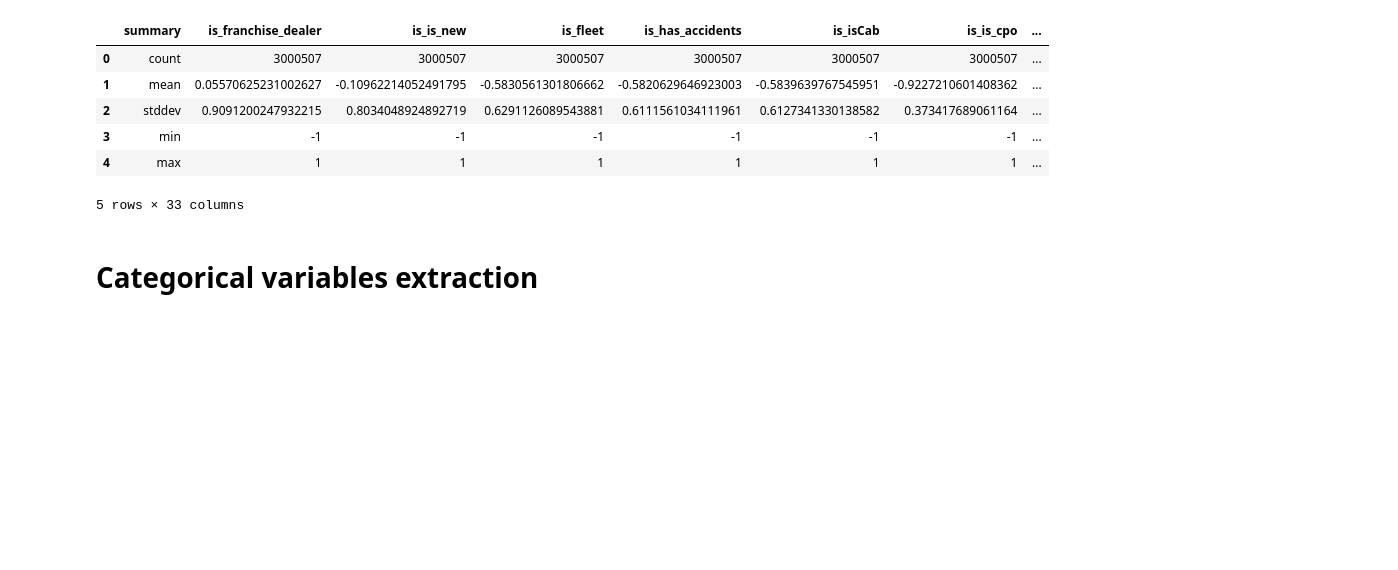
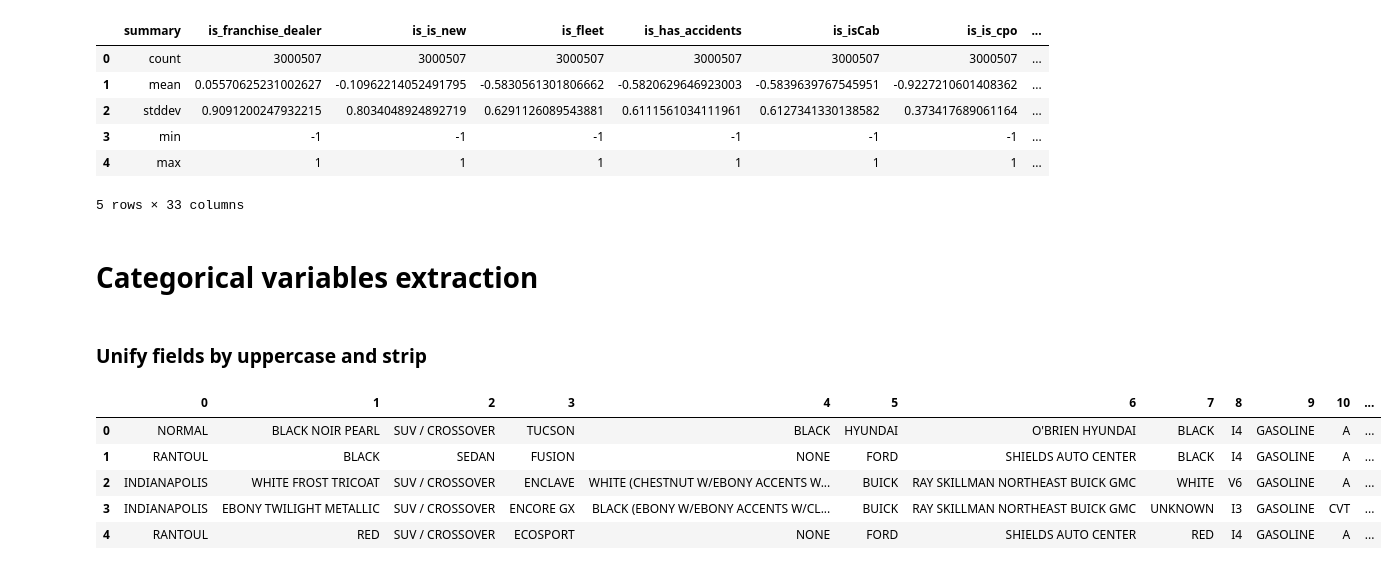
Before and after one commit to DataCrane/cars_spark, a Jupyter notebook: Cars_prices.ipynb, the cells around one changed output. Cells and saved outputs as stored; diff of their text form; code cells hidden in the pictures; blank space fills up the shorter version.

```diff
--- a/Cars_prices.ipynb
+++ b/Cars_prices.ipynb
@@ -822,3 +822,49 @@ descr
 5 rows × 33 columns
 # %% [markdown]
 # Categorical variables extraction
+# %% [markdown]
+### Unify fields by uppercase and strip
+# %%
+cat_list = ['city'
+,'exterior_color'
+,'body_type'
+,'model_name'
+,'interior_color'
+,'make_name'
+,'sp_name'
+,'listing_color'
+,'engine_type'
+,'fuel_type'
+,'transmission'
+,'transmission_display'
+,'trim_name'
+,'wheel_system'
+,'wheel_system_display'
+,'major_options'
+,'franchise_make'
+]
+# %%
+def get_upper(column, df):
+    df = df.withColumn(column, F.upper(F.col(column)))
+
+    return df
+
+def get_trim(column, df):
+    df = df.withColumn(column, F.trim(F.col(column)))
+
+    return df
+# %%
+for c in cat_list:
+
+    parDF = get_upper(c, parDF)
+    parDF = get_trim(c, parDF)
+# %%
+# preview
+pd.DataFrame(parDF.select(cat_list).take(10)).head(5)
+# %% [output]
+|  | 0 | 1 | 2 | 3 | 4 | 5 | 6 | 7 | 8 | 9 | 10 | ... |
+| 0 | NORMAL | BLACK NOIR PEARL | SUV / CROSSOVER | TUCSON | BLACK | HYUNDAI | O'BRIEN HYUNDAI | BLACK | I4 | GASOLINE | A | ... |
+| 1 | RANTOUL | BLACK | SEDAN | FUSION | NONE | FORD | SHIELDS AUTO CENTER | BLACK | I4 | GASOLINE | A | ... |
+| 2 | INDIANAPOLIS | WHITE FROST TRICOAT | SUV / CROSSOVER | ENCLAVE | WHITE (CHESTNUT W/EBONY ACCENTS W... | BUICK | RAY SKILLMAN NORTHEAST BUICK GMC | WHITE | V6 | GASOLINE | A | ... |
+| 3 | INDIANAPOLIS | EBONY TWILIGHT METALLIC | SUV / CROSSOVER | ENCORE GX | BLACK (EBONY W/EBONY ACCENTS W/CL... | BUICK | RAY SKILLMAN NORTHEAST BUICK GMC | UNKNOWN | I3 | GASOLINE | CVT | ... |
+| 4 | RANTOUL | RED | SUV / CROSSOVER | ECOSPORT | NONE | FORD | SHIELDS AUTO CENTER | RED | I4 | GASOLINE | A | ... |
```
Also changed, not shown: parts of 7 cells of this notebook, 1 other file.
